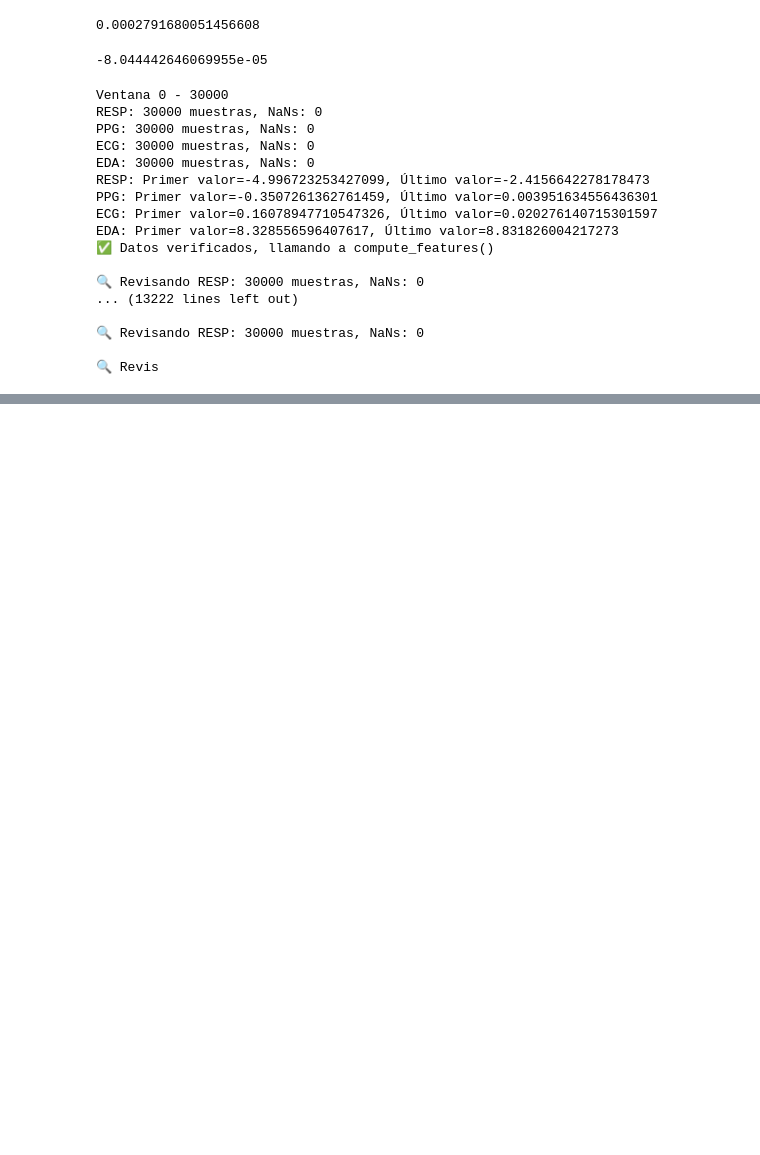
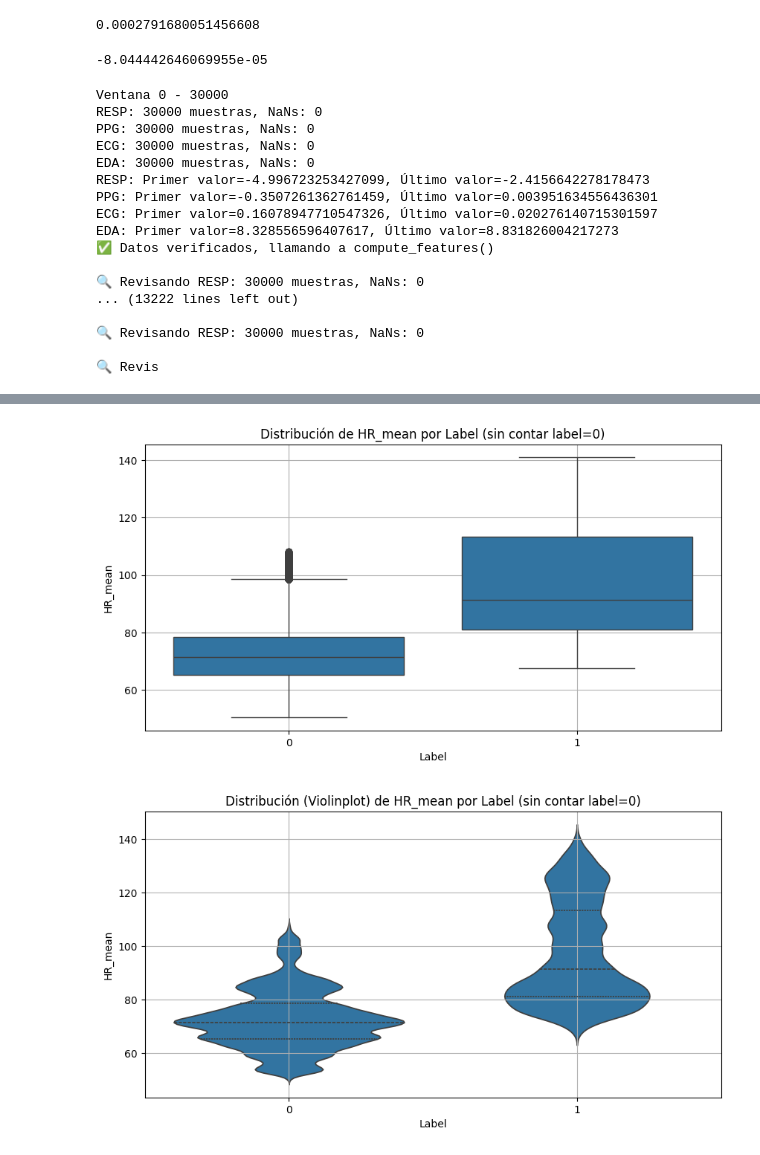
Before and after one commit to GusGus27/WESAD_tests, a Jupyter notebook: EDA_stress.ipynb, the cells around one changed output, grey strips where cells are left out. Cells and saved outputs as stored; diff of their text form; code cells hidden in the pictures; blank space fills up the shorter version.

```diff
--- a/EDA_stress.ipynb
+++ b/EDA_stress.ipynb
@@ -955,0 +960,4 @@ EDA: Primer valor=8.328556596407617, Último valor=8.831826004217273
+# %%
+df = pd.read_csv("WESAD_DATA_60_025/features.csv", index_col=0)
+# %%
+df['label'] = df['label'].apply(lambda x: 0 if x in [1, 3] else 1)
@@ -955,0 +1012,25 @@ EDA: Primer valor=8.328556596407617, Último valor=8.831826004217273
+# %%
+columna = 'HR_mean'
+
+if columna not in df.columns:
+    raise ValueError(f"La columna '{columna}' no existe en el DataFrame.")
+# %%
+plt.figure(figsize=(10, 5))
+sns.boxplot(x='label', y=columna, data=df)
+plt.title(f'Distribución de {columna} por Label (sin contar label=0)')
+plt.xlabel('Label')
+plt.ylabel(columna)
+plt.grid(True)
+plt.show()
+
+# Violinplot (opcional)
+plt.figure(figsize=(10, 5))
+sns.violinplot(x='label', y=columna, data=df, inner='quartile')
+plt.title(f'Distribución (Violinplot) de {columna} por Label (sin contar label=0)')
+plt.xlabel('Label')
+plt.ylabel(columna)
+plt.grid(True)
+plt.show()
+# %% [output]
+[figure, added]
+[figure, added]
```
Also changed, not shown: parts of 6 cells of this notebook, 2 other files.
